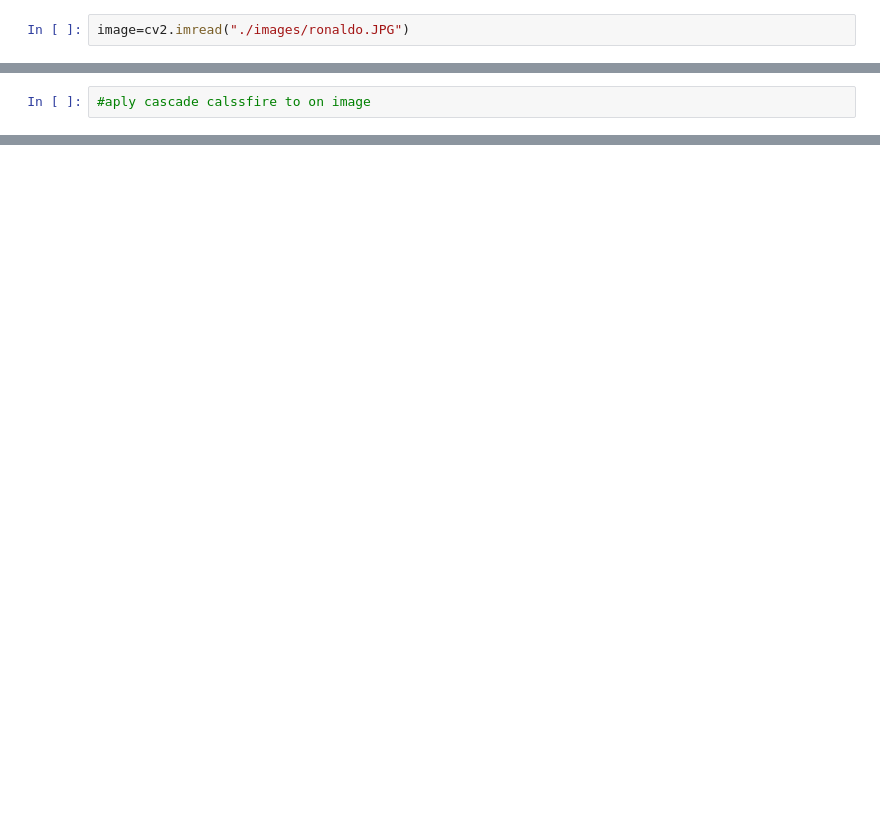
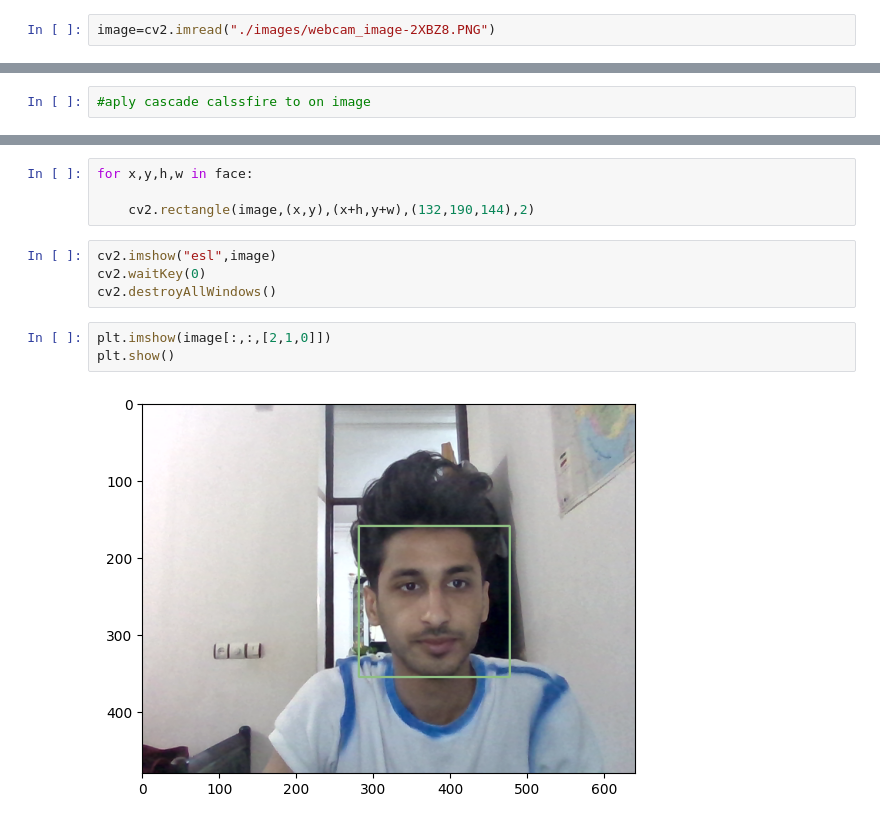
Before and after one commit to mahdiramezanii/Face-recognition-with-Open-Cv, a Jupyter notebook: object-detaction.ipynb, the cells around one changed output, grey strips where cells are left out. Saved outputs shown, nothing was run; the diff lists cells and outputs as text; blank space fills up the shorter version.

Commit message:
New Face in image

```diff
--- a/object-detaction.ipynb
+++ b/object-detaction.ipynb
@@ -4,5 +5,5 @@ import numpy as np
 # %%
-image=cv2.imread("./images/ronaldo.JPG")
+image=cv2.imread("./images/webcam_image-2XBZ8.PNG")
 # %%
 cv2.imshow("Navid",image)
 cv2.waitKey(0)
@@ -28,0 +27,13 @@ print(number_of_detaction)
+# %%
+for x,y,h,w in face:
+
+    cv2.rectangle(image,(x,y),(x+h,y+w),(132,190,144),2)
+# %%
+cv2.imshow("esl",image)
+cv2.waitKey(0)
+cv2.destroyAllWindows()
+# %%
+plt.imshow(image[:,:,[2,1,0]])
+plt.show()
+# %% [output]
+[figure, added]
```
Also changed, not shown: parts of 5 cells of this notebook, 4 other files.
